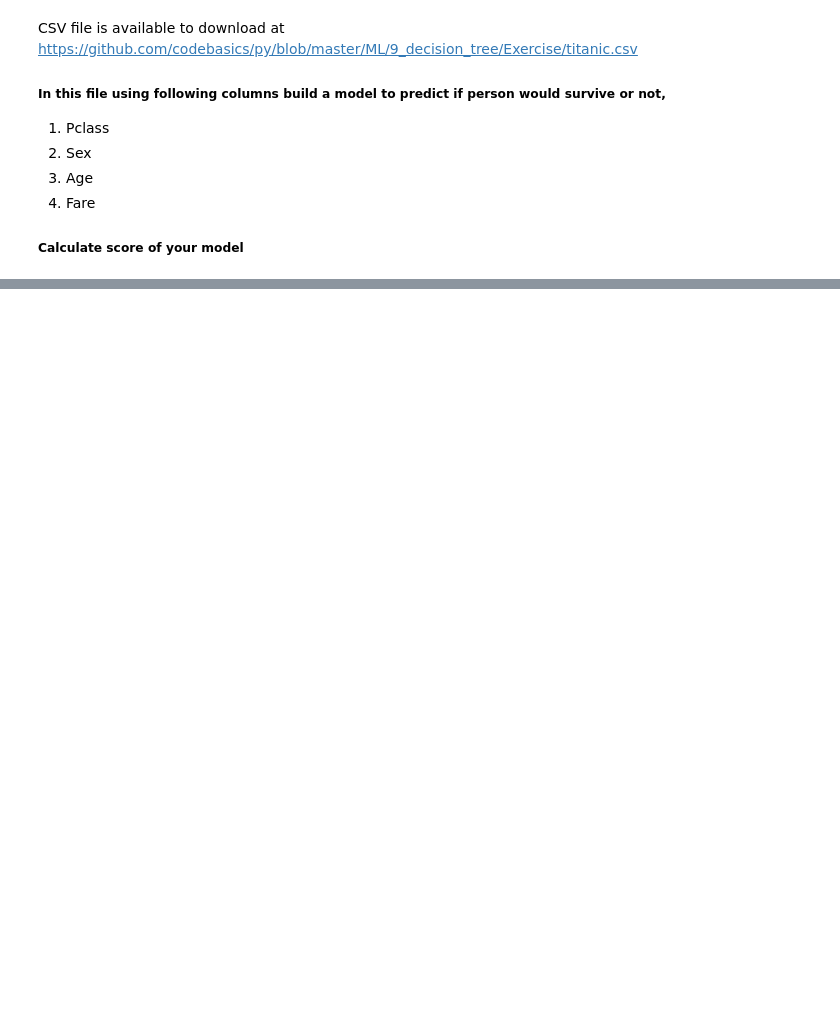
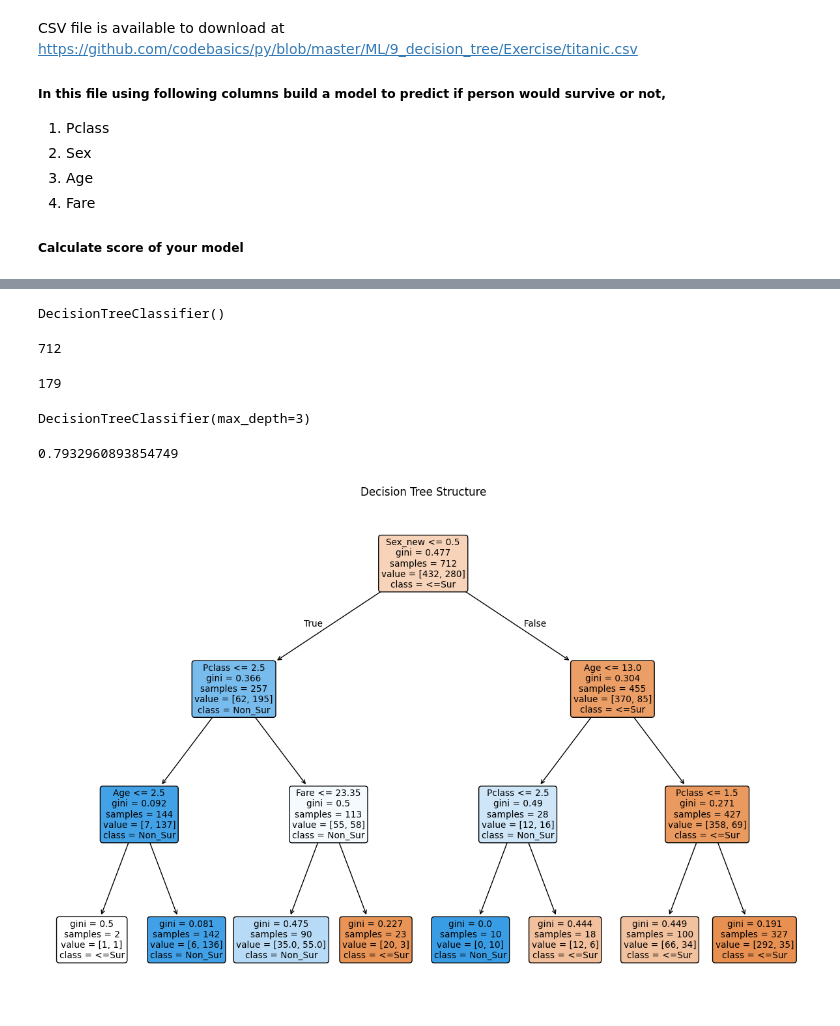
Before and after one commit to subhashiitb/CodeBasics, a Jupyter notebook: ML/LR-Example/9_decision_tree.ipynb, the cells around one changed output, grey strips where cells are left out. Saved outputs shown, nothing was run; the diff lists cells and outputs as text; code cells hidden in the pictures; blank space fills up the shorter version.

```diff
--- a/ML/LR-Example/9_decision_tree.ipynb
+++ b/ML/LR-Example/9_decision_tree.ipynb
@@ -151,0 +276,41 @@ CSV file is available to download at https://github.com/codebasics/py/blob/maste
+# %%
+from sklearn.model_selection import train_test_split
+X_train, X_test, y_train, y_test = train_test_split(df_new,target_new,test_size=0.2)
+# %%
+model.fit(df_new, target_new)
+# %% [output]
+DecisionTreeClassifier()
+# %%
+len(X_train)
+# %% [output]
+712
+# %%
+len(X_test)
+# %% [output]
+179
+# %%
+from sklearn.metrics.cluster import entropy
+from sklearn import tree
+model = tree.DecisionTreeClassifier(max_depth=3,criterion='gini')
+# %%
+model.fit(X_train,y_train)
+# %% [output]
+DecisionTreeClassifier(max_depth=3)
+# %%
+model.score(X_test,y_test)
+# %% [output]
+0.7932960893854749
+# %%
+import matplotlib.pyplot as plt
+from sklearn import tree
+
+plt.figure(figsize=(15,10))
+tree.plot_tree(model,
+               feature_names=df_new.columns,  # Use column names from inputs_n as feature names
+               class_names=['<=Sur', 'Non_Sur'], # Assuming 0 is <=100K and 1 is >100K
+               filled=True,
+               rounded=True)
+plt.title("Decision Tree Structure")
+plt.show()
+# %% [output]
+[figure, added]
```
Also changed, not shown: parts of 16 cells of this notebook.
